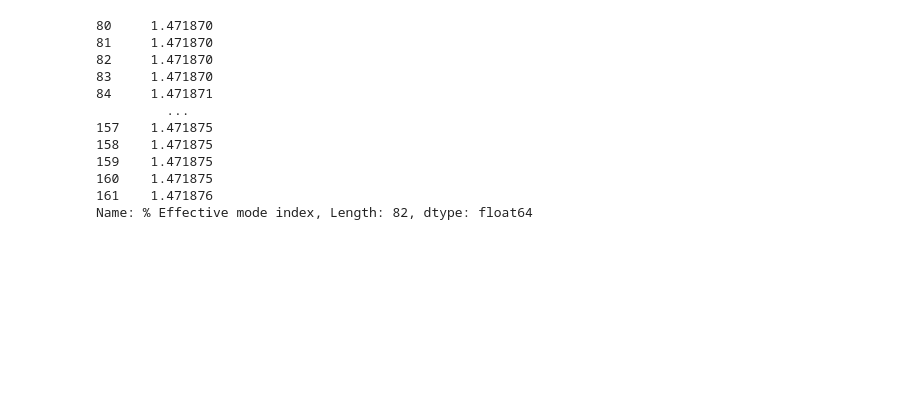
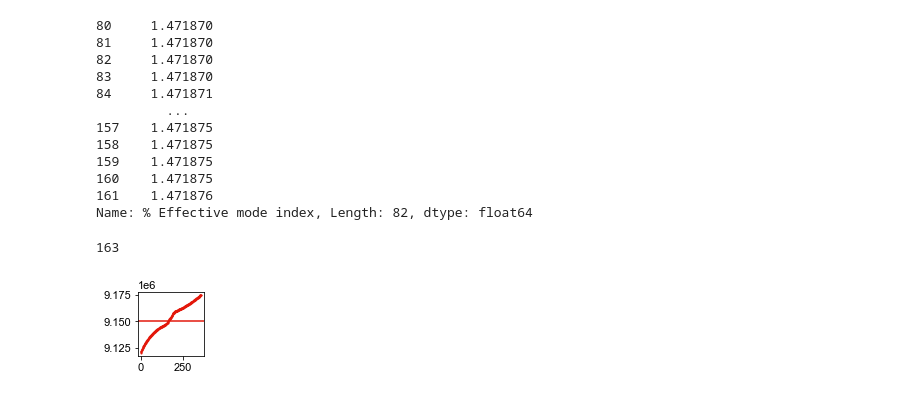
Before and after one commit to NRobertsF91W/PhD-Jupyter-Notebooks, a Jupyter notebook: Honeycomb comsol analysis finite.ipynb, the cells around one changed output. Drawn from its saved outputs; the diff is of its cells as text; code cells hidden in the pictures; blank space fills up the shorter version.

```diff
--- a/Honeycomb comsol analysis finite.ipynb
+++ b/Honeycomb comsol analysis finite.ipynb
@@ -5,3 +1,21 @@ import pandas as pd
+# %%
+import numpy as np
+import matplotlib.pyplot as plt
+import pandas as pd
+import pylab
+import matplotlib
+color_theme = ['#E3170A','#A9E5BB','#FCF6B1','#F7B32B','#2D1E2F']
+
+params = {'legend.fontsize': 11,#'x-large',
+          'figure.figsize': (8, 8),
+         'axes.labelsize': 11,#'x-large',
+         'axes.titlesize':11,#'x-large',
+         'xtick.labelsize':11,#18,
+         'ytick.labelsize':11}#18}
+
+pylab.rcParams.update(params)
+matplotlib.rcParams['font.family'] = ['sans-serif']
+matplotlib.rcParams['font.sans-serif']='Arial'
 # %%
 comsol_df = pd.read_csv("../COMSOL/Data/Honeycomb/finite honeycomb many twists landau.csv", header=4)
 comsol_df_old = pd.read_csv("../COMSOL/Data/Honeycomb/finite honeycomb 10radm.csv", header=4)
@@ -118,3 +132,25 @@ print(comsol_df_hexagon['% Effective mode index'][80:])
 160    1.471875
 161    1.471876
 Name: % Effective mode index, Length: 82, dtype: float64
+# %%
+beta_df = pd.read_csv('../COMSOL/Data/Honeycomb/Doped Glass/honeycomb doped glass realistic 1000 twist.csv', skiprows=4)
+beta_df.head()
+
+edge_mode = np.where(np.round(beta_df['% Effective mode index'],5) == 1.45637)[0][0]
+print(edge_mode)
+props = beta_df['Propagation constant (rad/m)'].to_numpy()
+
+cm = 1/2.54
+# %% [output]
+163
+# %%
+fig_where_mode = plt.figure(figsize=(3*cm, 3*cm))
+ax_where_mode = fig_where_mode.add_subplot(111)
+
+ax_where_mode.scatter(np.arange(len(props)), props, s=1, color=color_theme[0])
+ax_where_mode.axhline(props[edge_mode], color=color_theme[0])
+# ax_where_mode.set_ylim(9.135e6, 9.165e6)
+# fig_where_mode.savefig('edgemode location.svg', dpi=300)
+plt.show()
+# %% [output]
+[figure, added]
```
Also changed, not shown: parts of 1 cell of this notebook, 8 other files.
